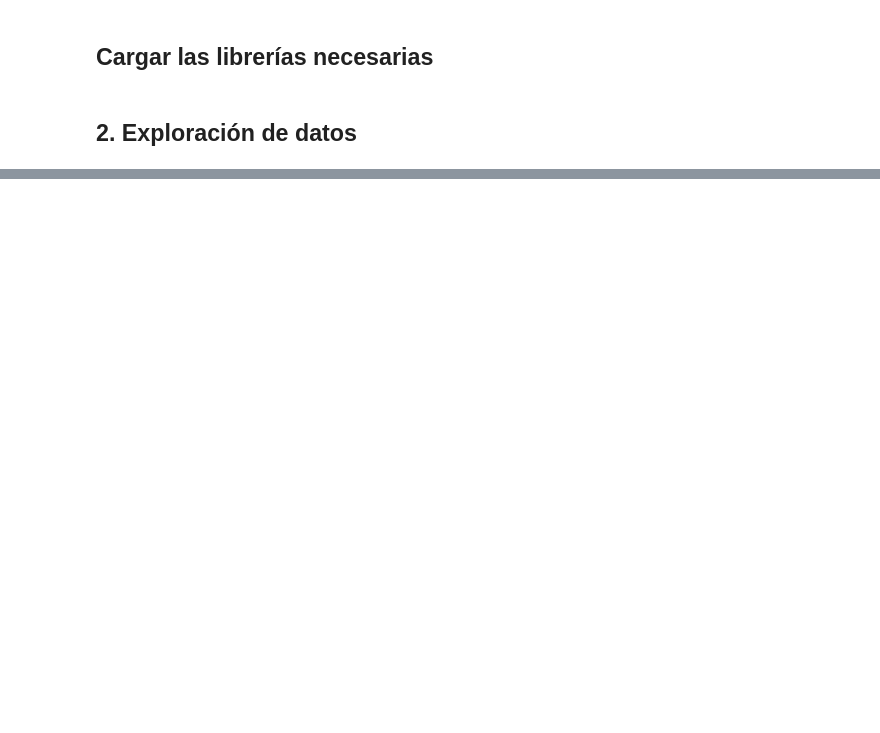
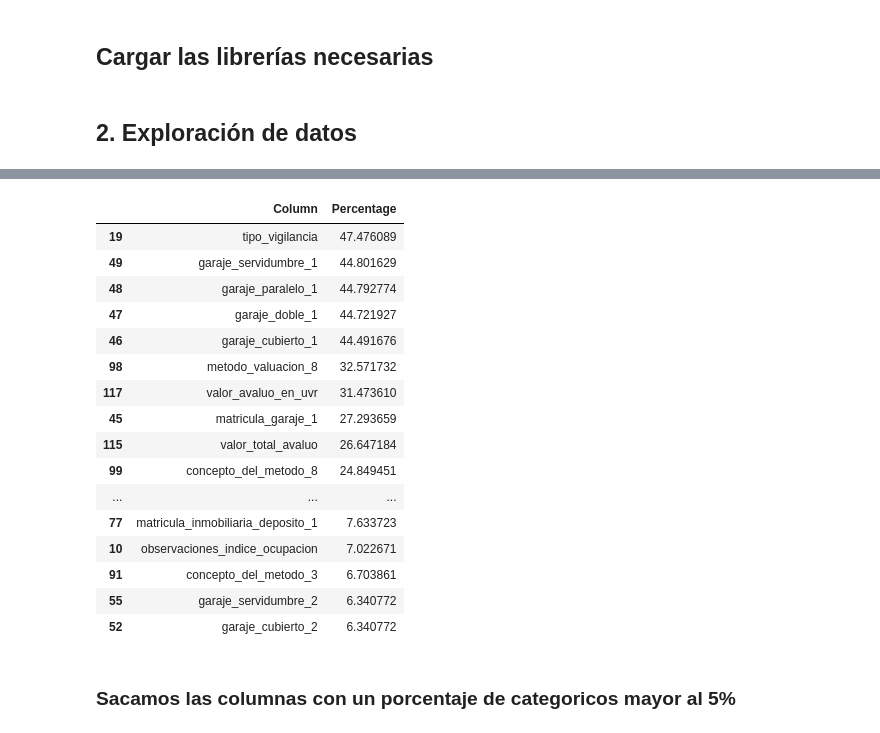
Before and after one commit to LuvanST/Ejercicio_3_precios, a Jupyter notebook: predecir_precios.ipynb, the cells around one changed output, grey strips where cells are left out. Cells and saved outputs as stored; diff of their text form; code cells hidden in the pictures; blank space fills up the shorter version.

```diff
--- a/predecir_precios.ipynb
+++ b/predecir_precios.ipynb
@@ -113,0 +109,3 @@ Name: count, dtype: int64
+# %%
+# Eliminar las columnas 'tipo_subsidio' y 'fecha_aprobación'
+df = df.drop(columns=['tipo_subsidio', 'fecha_aprobación'])
@@ -113,0 +140,5 @@ Name: count, dtype: int64
+# %%
+# Elimina todas las filas del DataFrame 'df' que contienen al menos un valor nulo
+df = df.dropna()
+# Imprime la longitud actual del DataFrame después de eliminar las filas con valores nulos
+print(f"La nueva longitud del DataFrame es: {len(df)}")
@@ -113,0 +193,27 @@ Name: count, dtype: int64
+# %%
+# Define una función para calcular el porcentaje de valores nulos en columnas numéricas y clasificarlas potencialmente como categóricas
+def categorize_column_percentage(numericos, df):
+    # Inicializa un diccionario para almacenar los nombres de las columnas y sus porcentajes de valores nulos
+    column_percentages = {}
+
+    # Calcula el porcentaje de valores nulos para cada columna numérica
+    for column in numericos:
+        # Intenta convertir la columna a numéricos, tratando los no convertibles como NaN
+        extract_categorical = pd.to_numeric(df[column], errors='coerce')
+        # Cuenta el número de valores NaN en la columna, que podrían indicar valores categóricos
+        sub_categoricals = extract_categorical.isna().sum()
+        # Obtiene el número total de filas en el DataFrame
+        total_df = len(df)
+        # Calcula el porcentaje de valores NaN en la columna
+        percentage = (sub_categoricals / total_df) * 100
+        # Almacena el porcentaje calculado en el diccionario
+        column_percentages[column] = percentage
+
+    # Convierte el diccionario a un DataFrame para una mejor visualización
+    percentages_df = pd.DataFrame(list(column_percentages.items()), columns=['Column', 'Percentage'])
+
+    # Ordena el DataFrame por porcentaje de forma descendente
+    sorted_percentages_df = percentages_df.sort_values(by='Percentage', ascending=False)
+
+    # Devuelve el DataFrame ordenado
+    return sorted_percentages_df
@@ -113,0 +222,23 @@ Name: count, dtype: int64
+# %%
+percentages = categorize_column_percentage(numericos, df)
+percentages.head(25)
+# %% [output]
+|  | Column | Percentage |
+| 19 | tipo_vigilancia | 47.476089 |
+| 49 | garaje_servidumbre_1 | 44.801629 |
+| 48 | garaje_paralelo_1 | 44.792774 |
+| 47 | garaje_doble_1 | 44.721927 |
+| 46 | garaje_cubierto_1 | 44.491676 |
+| 98 | metodo_valuacion_8 | 32.571732 |
+| 117 | valor_avaluo_en_uvr | 31.473610 |
+| 45 | matricula_garaje_1 | 27.293659 |
+| 115 | valor_total_avaluo | 26.647184 |
+| 99 | concepto_del_metodo_8 | 24.849451 |
+| ... | ... | ... |
+| 77 | matricula_inmobiliaria_deposito_1 | 7.633723 |
+| 10 | observaciones_indice_ocupacion | 7.022671 |
+| 91 | concepto_del_metodo_3 | 6.703861 |
+| 55 | garaje_servidumbre_2 | 6.340772 |
+| 52 | garaje_cubierto_2 | 6.340772 |
+# %% [markdown]
+### Sacamos las columnas con un porcentaje de categoricos mayor al 5%
```
Also changed, not shown: parts of 162 cells of this notebook, 2 other files.
